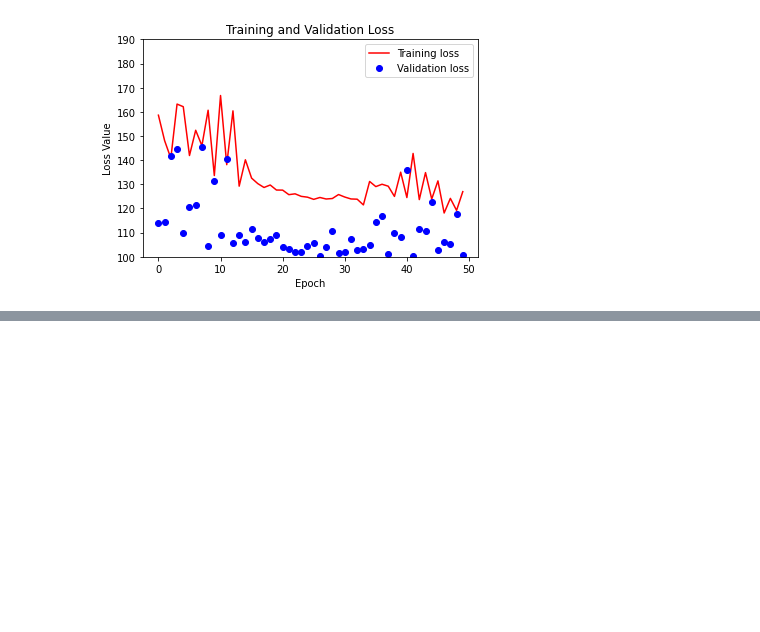
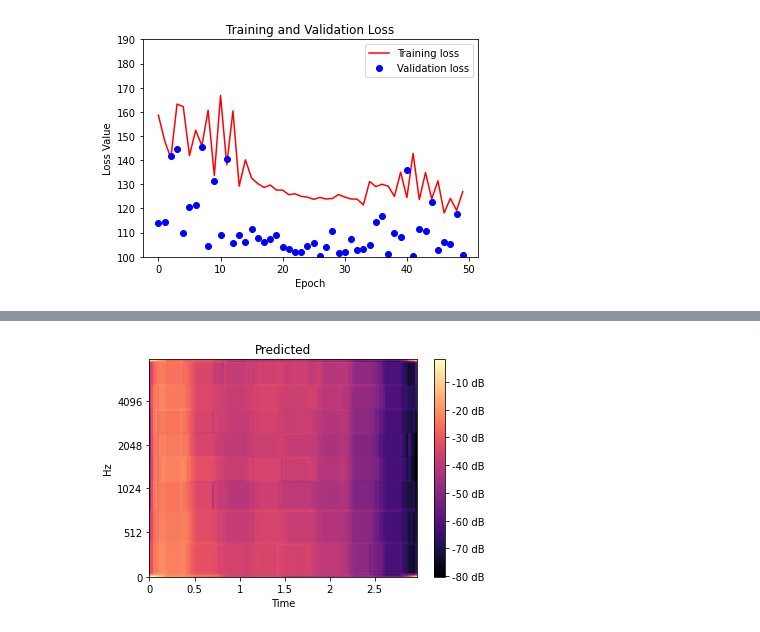
Before and after one commit to CSCCNY/final-project-recomposeclassics, a Jupyter notebook: Bethold_baseline_model.ipynb, the cells around one changed output, grey strips where cells are left out. Cells and saved outputs as stored; diff of their text form; code cells hidden in the pictures; blank space fills up the shorter version.

```diff
--- a/Bethold_baseline_model.ipynb
+++ b/Bethold_baseline_model.ipynb
@@ -239,3 +239,5 @@ plt.legend()
 plt.show()
 # %% [output]
 [figure]
+# %%
+pred_mask = autoencoder.predict(X_test)
@@ -241,0 +266,7 @@ plt.show()
+# %%
+librosa.display.specshow(pred_mask[0], y_axis='mel', fmax=8000, x_axis='time')
+plt.colorbar(format='%+2.0f dB')
+plt.title('Predicted')
+plt.show()
+# %% [output]
+[figure, added]
```
Also changed, not shown: parts of 4 cells of this notebook.
